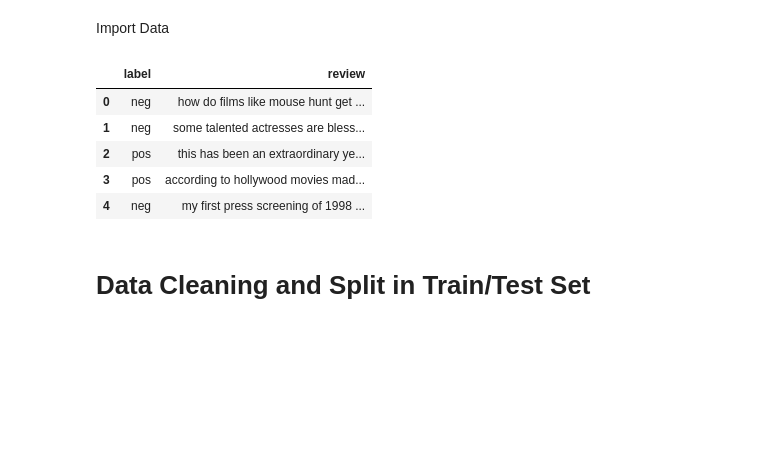
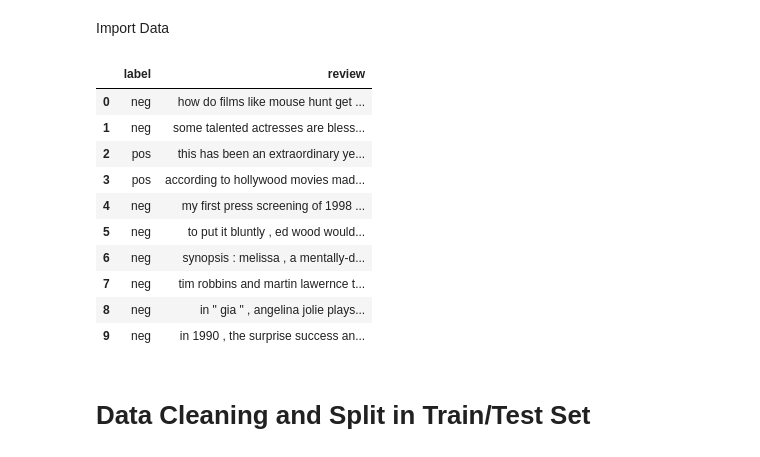
Before and after one commit to darrenmcewan/IntroNLP, a Jupyter notebook: MovieReview_NLP.ipynb, the cells around one changed output. Drawn from its saved outputs; the diff is of its cells as text; code cells hidden in the pictures; blank space fills up the shorter version.

```diff
--- a/MovieReview_NLP.ipynb
+++ b/MovieReview_NLP.ipynb
@@ -32,14 +32,19 @@ Import Data
 # %%
 data = pd.read_csv("https://bd.darrenmcewan.com/ratings.tsv", sep='\t')
 data.review=data.review.astype(str)
-data.head()
+data.head(10)
 # %% [output]
 |  | label | review |
 | 0 | neg | how do films like mouse hunt get ... |
 | 1 | neg | some talented actresses are bless... |
 | 2 | pos | this has been an extraordinary ye... |
 | 3 | pos | according to hollywood movies mad... |
 | 4 | neg | my first press screening of 1998 ... |
+| 5 | neg | to put it bluntly , ed wood would... |
+| 6 | neg | synopsis : melissa , a mentally-d... |
+| 7 | neg | tim robbins and martin lawernce t... |
+| 8 | neg | in " gia " , angelina jolie plays... |
+| 9 | neg | in 1990 , the surprise success an... |
 # %% [markdown]
 # Data Cleaning and Split in Train/Test Set
 # %% [markdown]
```
Also changed, not shown: parts of 3 cells of this notebook.
